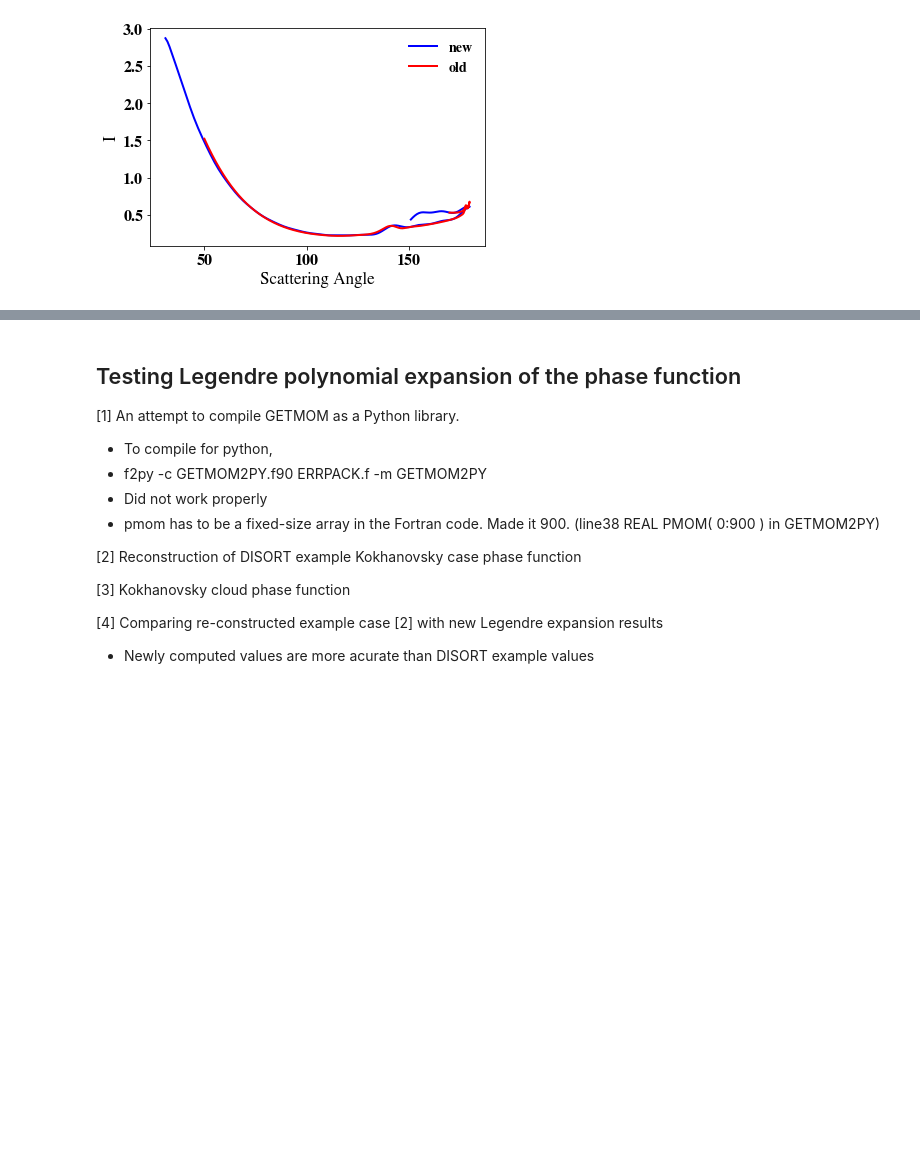
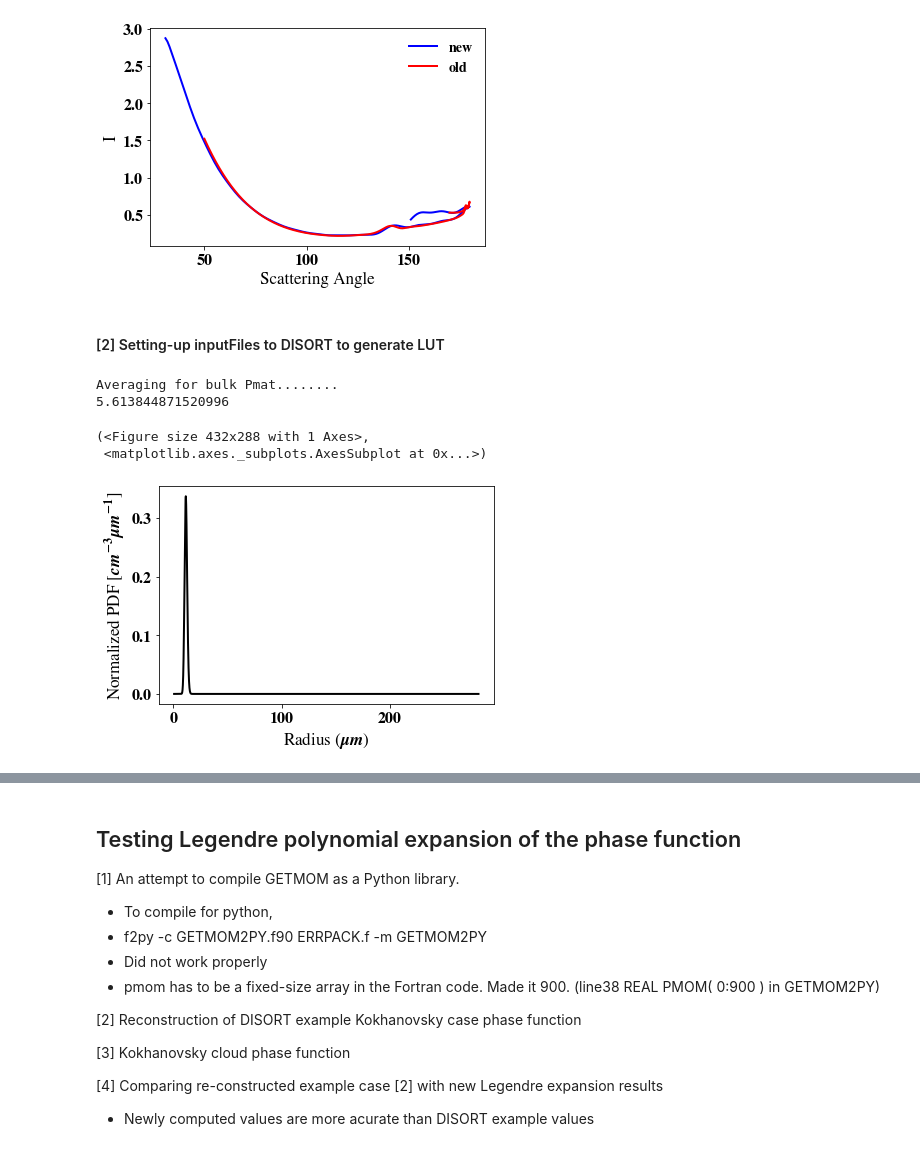
Before and after one commit to cpnHere/ACRS, a Jupyter notebook: LUTs/using_DISORT/lut_desk.ipynb, the cells around one changed output, grey strips where cells are left out. Saved outputs shown, nothing was run; the diff lists cells and outputs as text; code cells hidden in the pictures; blank space fills up the shorter version.

Commit message:
high resolution LUT runs. First attempt. Put jobs on Taki.

```diff
--- a/LUTs/using_DISORT/lut_desk.ipynb
+++ b/LUTs/using_DISORT/lut_desk.ipynb
@@ -83,3 +88,5 @@ plt.legend()
 # %% [output]
 <matplotlib.legend.Legend at 0x...>
 [figure]
+# %% [markdown]
+#### [2] Setting-up inputFiles to DISORT to generate LUT
@@ -85,0 +95,20 @@ plt.legend()
+# %%
+mie = MieSet('DYCOM2_dharma_008036_mie_470_860_2p13',path='/umbc/xfs1/zzbatmos/users/charaj1/taki/ACRS/LES_simulations/')
+mie.readMie()
+# %%
+psd = PSDs("high_res_LUT",D=np.asarray(mie.d,dtype=float))
+psd.set_mod_gamma_norm(12,0.01)
+bM=bulk_Mie("highres_bulkMie_for_LES",psd=psd,Mie=mie)
+t0=time.time()
+bM.cal_bulk_Pmat()
+t1=time.time()
+print(t1-t0)
+# %% [output]
+Averaging for bulk Pmat........
+5.613844871520996
+# %%
+psd.plot_nN()
+# %% [output]
+(<Figure size 432x288 with 1 Axes>,
+ <matplotlib.axes._subplots.AxesSubplot at 0x...>)
+[figure, added]
```
Also changed, not shown: parts of 12 cells of this notebook, 1 other file.
